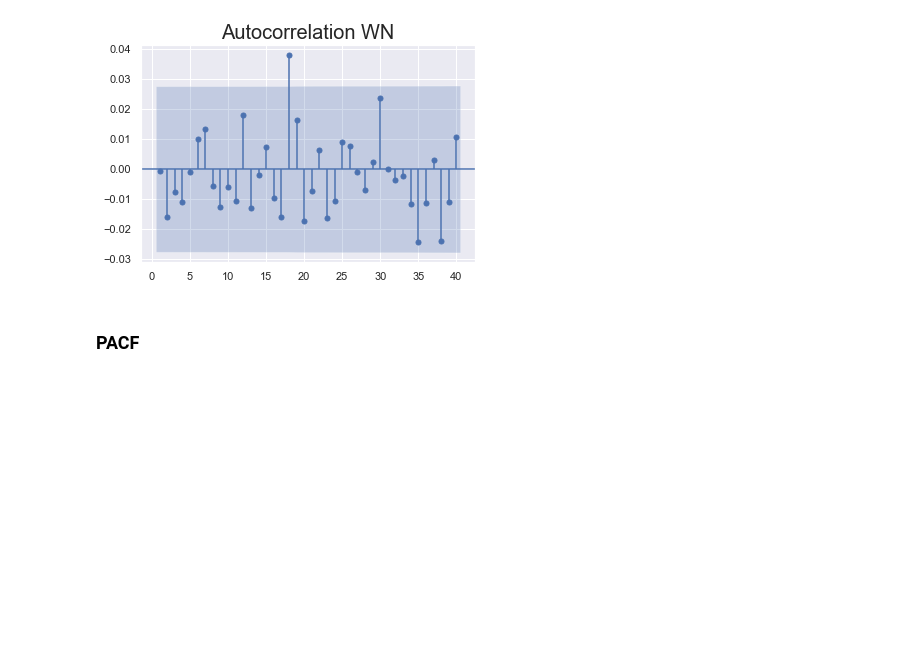
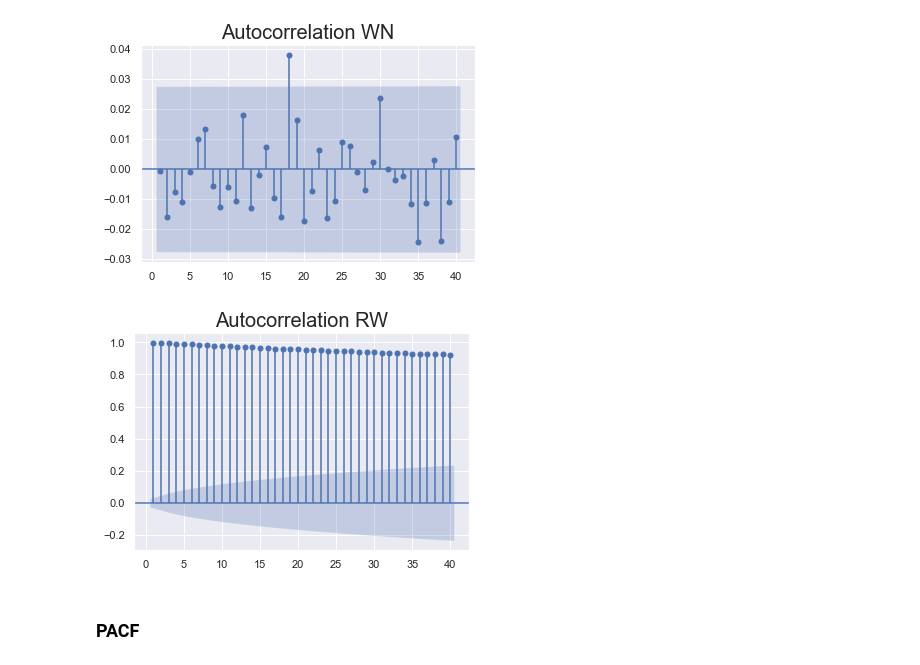
Before and after one commit to junglewill/Time-series-analysis-in-Python, a Jupyter notebook: Working_with_Time_Series_in_Python.ipynb, the cells around one changed output. Saved outputs shown, nothing was run; the diff lists cells and outputs as text; code cells hidden in the pictures; blank space fills up the shorter version.

```diff
--- a/Working_with_Time_Series_in_Python.ipynb
+++ b/Working_with_Time_Series_in_Python.ipynb
@@ -197,7 +197,9 @@ plt.show()
 [figure]
 # %%
 sgt.plot_acf(df.rw, lags=40, zero=False)
-plt.title('Autocorrelation WN', size=20)
+plt.title('Autocorrelation RW', size=20)
 plt.show()
+# %% [output]
+[figure, added]
 # %% [markdown]
 ### PACF
```
Also changed, not shown: parts of 4 cells of this notebook.
